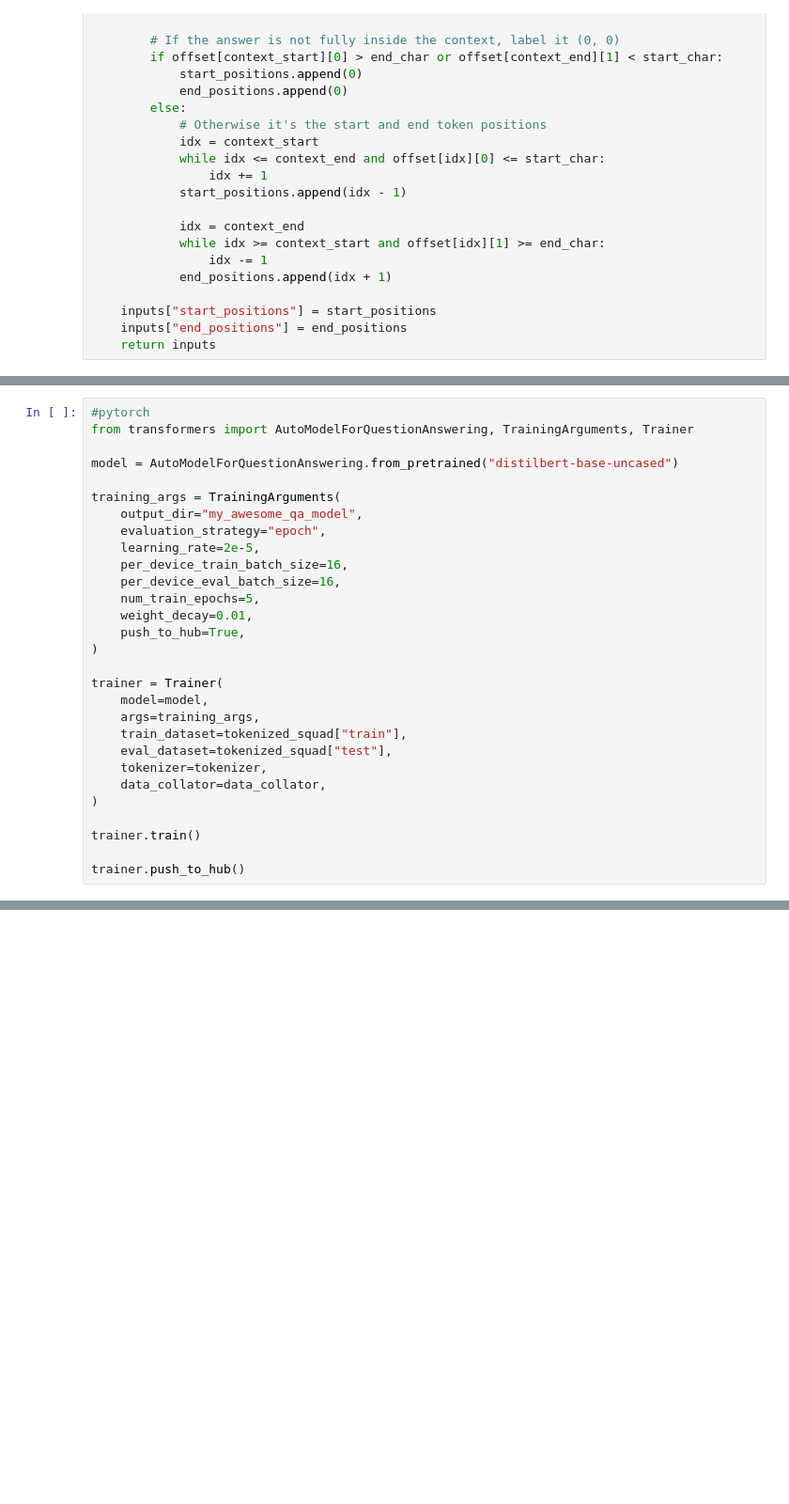
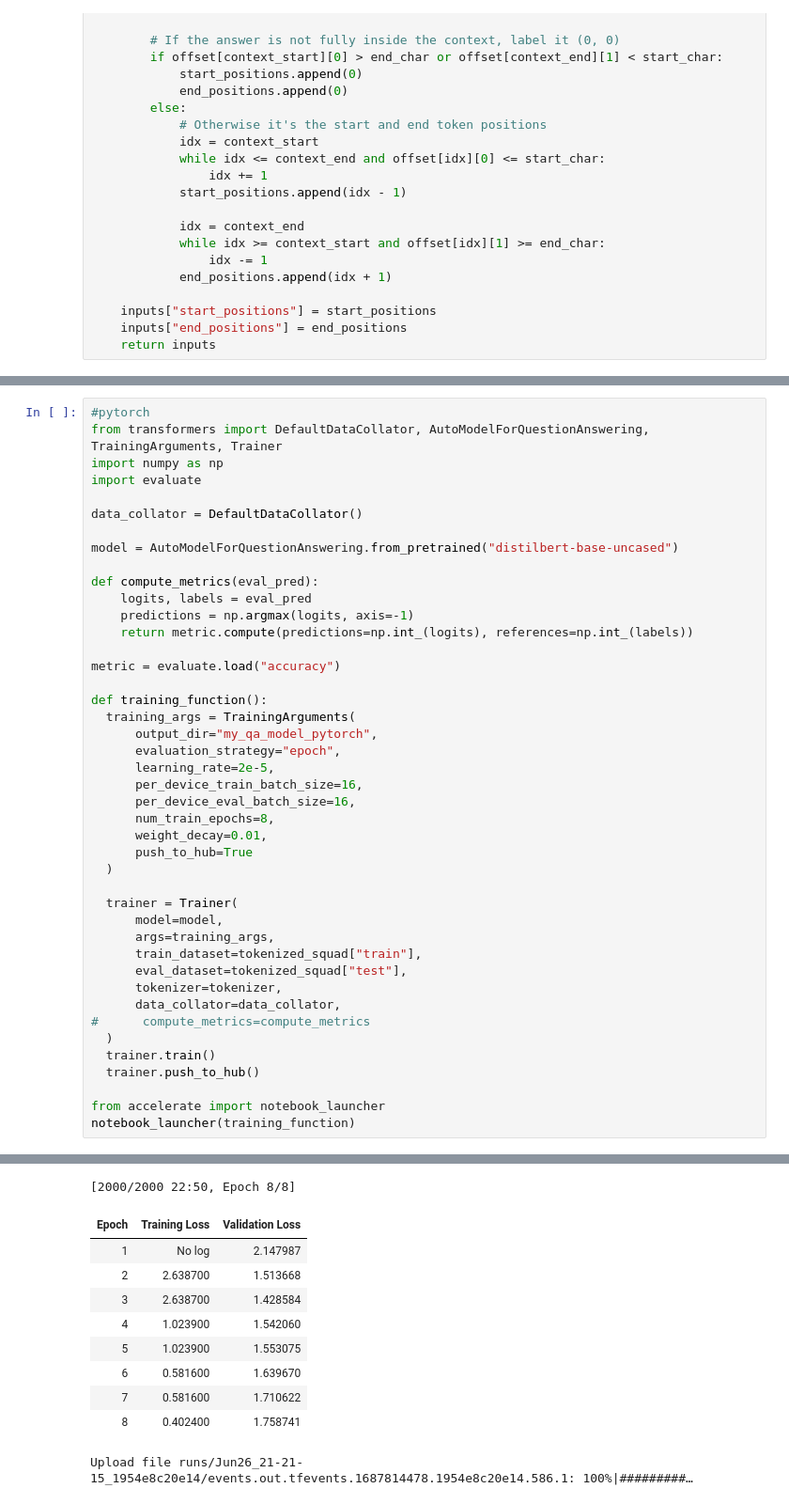
Before and after one commit to parasgopani1994/Natura--language-processing, a Jupyter notebook: A_Question_Answer_NLP_Model_using_Huggingface.ipynb, the cells around one changed output, grey strips where cells are left out. Shown at 94% size. Cells and saved outputs as stored; diff of their text form; blank space fills up the shorter version.

Commit message:
Added tensorflow and pytorch implementation

```diff
--- a/A_Question_Answer_NLP_Model_using_Huggingface.ipynb
+++ b/A_Question_Answer_NLP_Model_using_Huggingface.ipynb
@@ -109,29 +121,44 @@ data_collator = DefaultDataCollator()
 # %%
 #pytorch
-from transformers import AutoModelForQuestionAnswering, TrainingArguments, Trainer
+from transformers import DefaultDataCollator, AutoModelForQuestionAnswering, TrainingArguments, Trainer
+import numpy as np
+import evaluate
+
+data_collator = DefaultDataCollator()
 
 model = AutoModelForQuestionAnswering.from_pretrained("distilbert-base-uncased")
 
-training_args = TrainingArguments(
-    output_dir="my_awesome_qa_model",
-    evaluation_strategy="epoch",
-    learning_rate=2e-5,
-    per_device_train_batch_size=16,
-    per_device_eval_batch_size=16,
-    num_train_epochs=5,
-    weight_decay=0.01,
-    push_to_hub=True,
-)
+def compute_metrics(eval_pred):
+    logits, labels = eval_pred
+    predictions = np.argmax(logits, axis=-1)
+    return metric.compute(predictions=np.int_(logits), references=np.int_(labels))
 
-trainer = Trainer(
-    model=model,
-    args=training_args,
-    train_dataset=tokenized_squad["train"],
-    eval_dataset=tokenized_squad["test"],
-    tokenizer=tokenizer,
-    data_collator=data_collator,
-)
+metric = evaluate.load("accuracy")
 
-trainer.train()
+def training_function():
+  training_args = TrainingArguments(
+      output_dir="my_qa_model_pytorch",
+      evaluation_strategy="epoch",
+      learning_rate=2e-5,
+      per_device_train_batch_size=16,
+      per_device_eval_batch_size=16,
+      num_train_epochs=8,
+      weight_decay=0.01,
+      push_to_hub=True
+  )
 
-trainer.push_to_hub()
+  trainer = Trainer(
+      model=model,
+      args=training_args,
+      train_dataset=tokenized_squad["train"],
+      eval_dataset=tokenized_squad["test"],
+      tokenizer=tokenizer,
+      data_collator=data_collator,
+#      compute_metrics=compute_metrics
+  )
+  trainer.train()
+  trainer.push_to_hub()
+
+from accelerate import notebook_launcher
+notebook_launcher(training_function)
+# %% [output]
@@ -137,0 +173,11 @@ trainer.push_to_hub()
+[2000/2000 22:50, Epoch 8/8]
+| Epoch | Training Loss | Validation Loss |
+| 1 | No log | 2.147987 |
+| 2 | 2.638700 | 1.513668 |
+| 3 | 2.638700 | 1.428584 |
+| 4 | 1.023900 | 1.542060 |
+| 5 | 1.023900 | 1.553075 |
+| 6 | 0.581600 | 1.639670 |
+| 7 | 0.581600 | 1.710622 |
+| 8 | 0.402400 | 1.758741 |
+Upload file runs/Jun26_21-21-15_1954e8c20e14/events.out.tfevents.1687814478.1954e8c20e14.586.1: 100%|#########…
```
Also changed, not shown: parts of 19 cells of this notebook.
